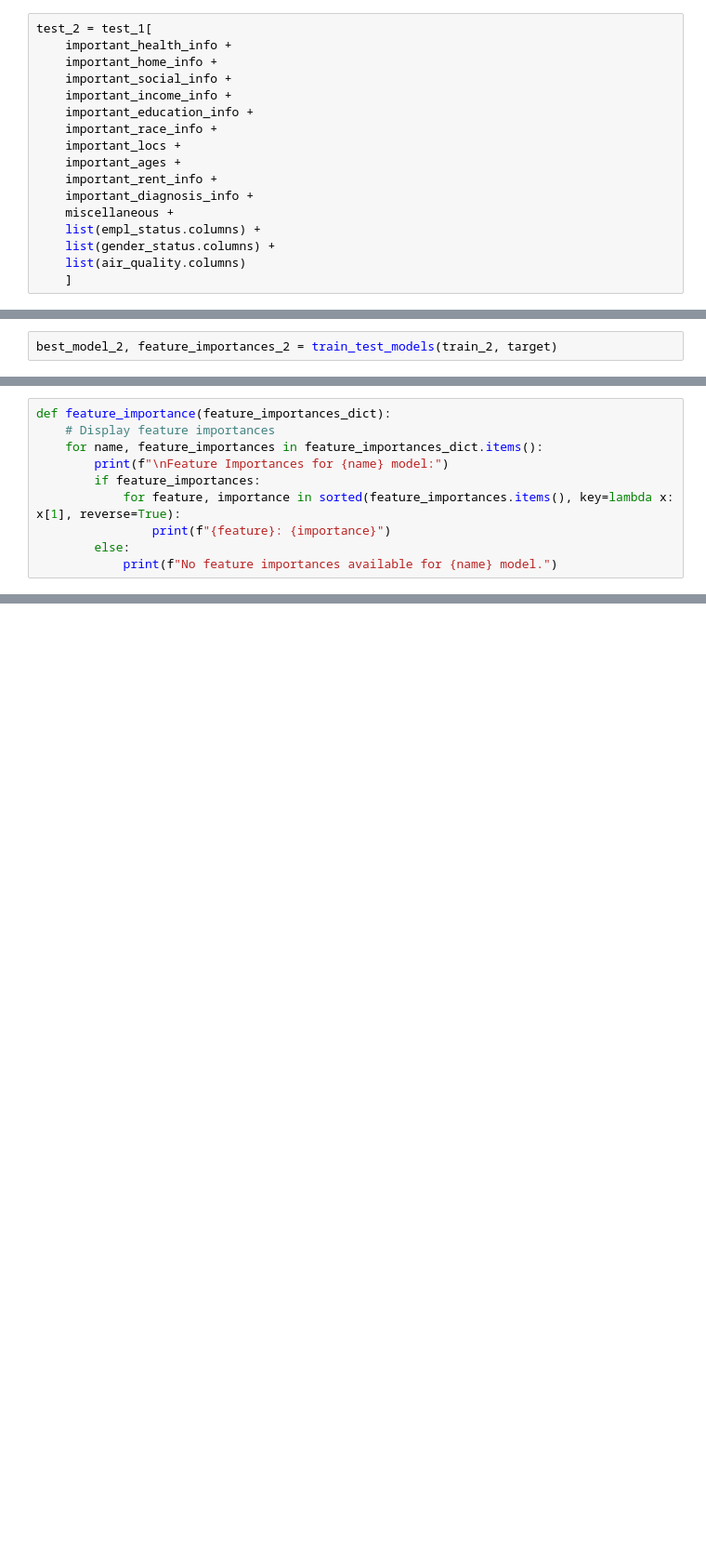
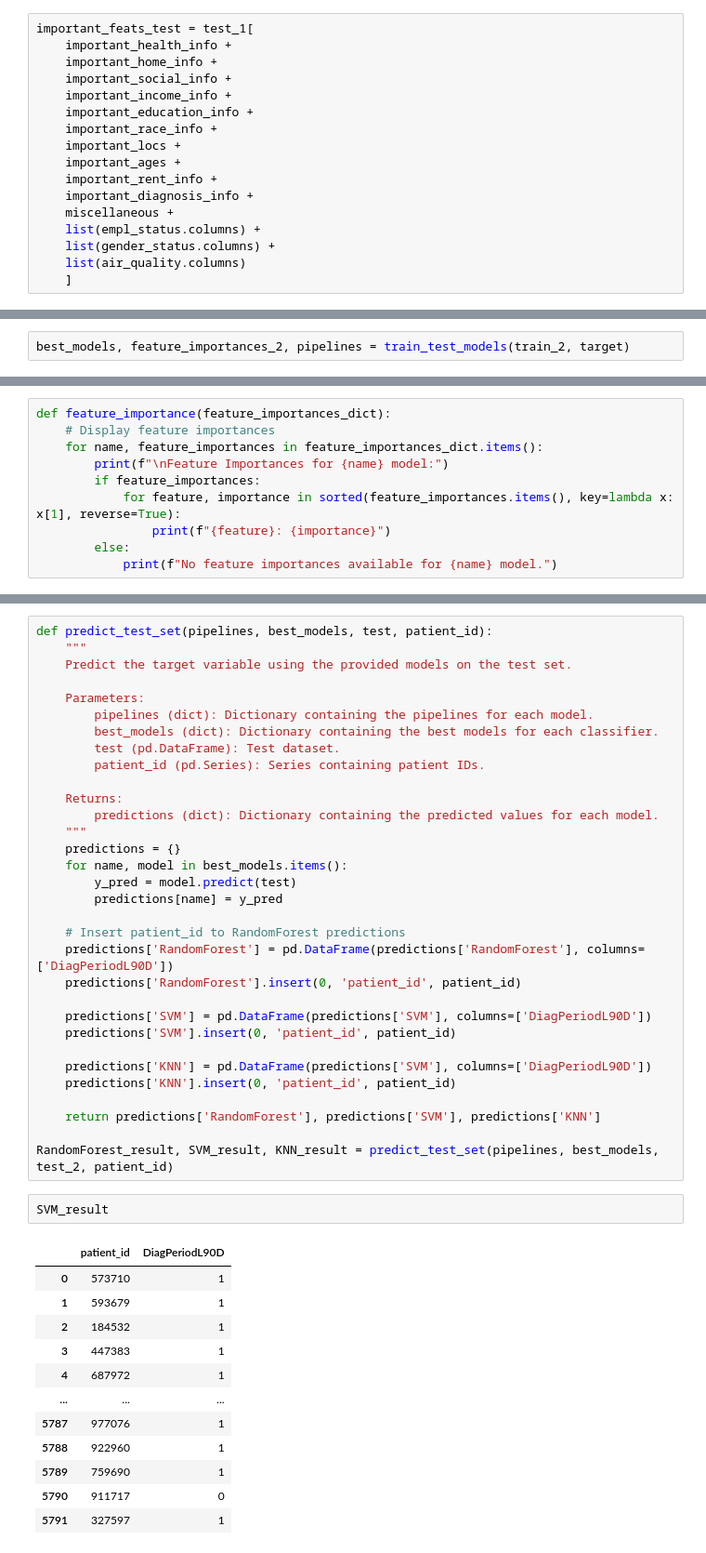
Before and after one commit to 3quetra/portfolio, a Jupyter notebook: wids_datathon_2024/feature_selection.ipynb, the cells around one changed output, grey strips where cells are left out. Shown at 93% size. Drawn from its saved outputs; the diff is of its cells as text; blank space fills up the shorter version.

```diff
--- a/wids_datathon_2024/feature_selection.ipynb
+++ b/wids_datathon_2024/feature_selection.ipynb
@@ -257,7 +218,7 @@ important_feats
 | 12901 | 10.988889 | 11.759259 | 0.0 | 1.0 | 2.793877e+05 | 4.544444 | ... |
 12902 rows × 50 columns
 # %%
-test_2 = test_1[
+important_feats_test = test_1[
     important_health_info +
     important_home_info +
     important_social_info +
@@ -395,4 +340,4 @@ weighted avg       0.68      0.69      0.68      2581
 # %%
-best_model_2, feature_importances_2 = train_test_models(train_2, target)
+best_models, feature_importances_2, pipelines = train_test_models(train_2, target)
 # %% [output]
 Training RandomForest model with GridSearchCV...
@@ -462,3 +389,50 @@ No feature importances available for SVM model.
 
 Feature Importances for KNN model:
 No feature importances available for KNN model.
+# %%
+def predict_test_set(pipelines, best_models, test, patient_id):
+    """
+    Predict the target variable using the provided models on the test set.
+
+    Parameters:
+        pipelines (dict): Dictionary containing the pipelines for each model.
+        best_models (dict): Dictionary containing the best models for each classifier.
+        test (pd.DataFrame): Test dataset.
+        patient_id (pd.Series): Series containing patient IDs.
+
+    Returns:
+        predictions (dict): Dictionary containing the predicted values for each model.
+    """
+    predictions = {}
+    for name, model in best_models.items():
+        y_pred = model.predict(test)
+        predictions[name] = y_pred
+
+    # Insert patient_id to RandomForest predictions
+    predictions['RandomForest'] = pd.DataFrame(predictions['RandomForest'], columns=['DiagPeriodL90D'])
+    predictions['RandomForest'].insert(0, 'patient_id', patient_id)
+
+    predictions['SVM'] = pd.DataFrame(predictions['SVM'], columns=['DiagPeriodL90D'])
+    predictions['SVM'].insert(0, 'patient_id', patient_id)
+
+    predictions['KNN'] = pd.DataFrame(predictions['SVM'], columns=['DiagPeriodL90D'])
+    predictions['KNN'].insert(0, 'patient_id', patient_id)
+
+    return predictions['RandomForest'], predictions['SVM'], predictions['KNN']
+
+RandomForest_result, SVM_result, KNN_result = predict_test_set(pipelines, best_models, test_2, patient_id)
+# %%
+SVM_result
+# %% [output]
+|  | patient_id | DiagPeriodL90D |
+| 0 | 573710 | 1 |
+| 1 | 593679 | 1 |
+| 2 | 184532 | 1 |
+| 3 | 447383 | 1 |
+| 4 | 687972 | 1 |
+| ... | ... | ... |
+| 5787 | 977076 | 1 |
+| 5788 | 922960 | 1 |
+| 5789 | 759690 | 1 |
+| 5790 | 911717 | 0 |
+| 5791 | 327597 | 1 |
```
Also changed, not shown: parts of 18 cells of this notebook, 3 other files.
